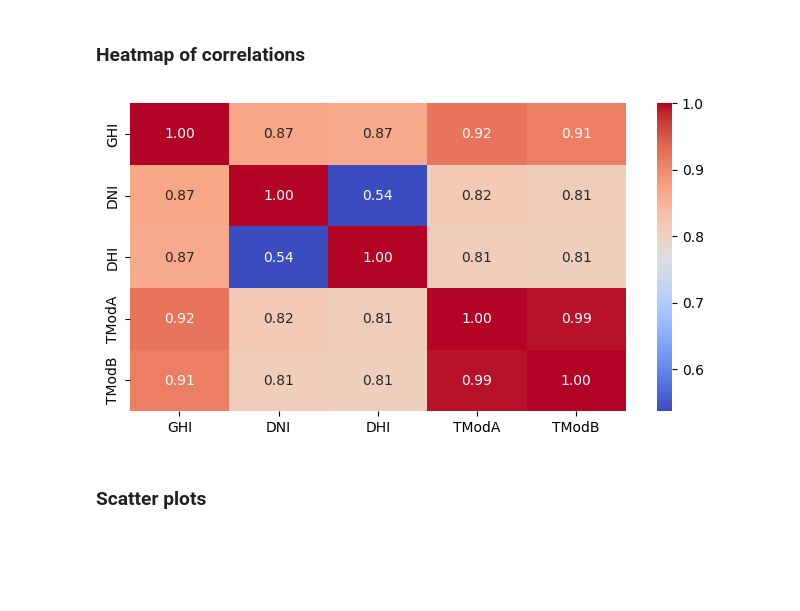
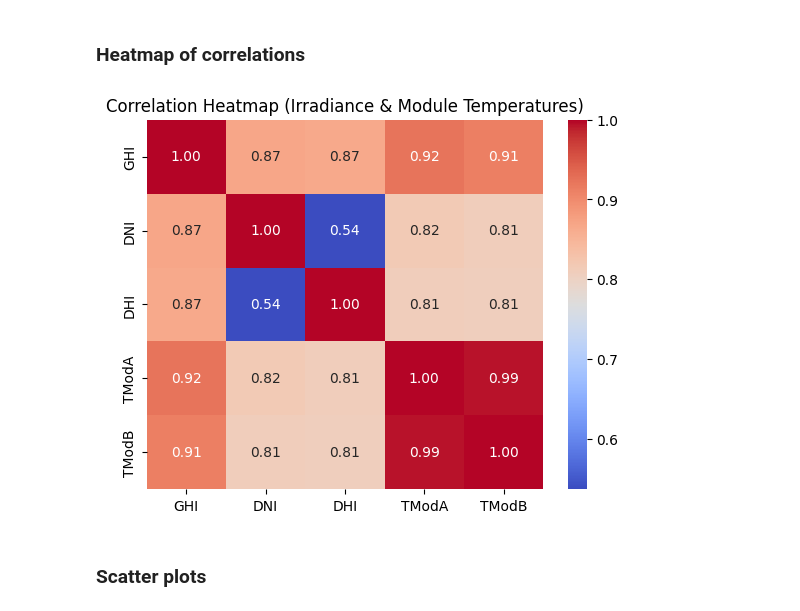
Before and after one commit to dawit-hopes/solar-challenge-week1, a Jupyter notebook: notebooks/eda-sierraleone-bumbuna.ipynb, the cells around one changed output. Saved outputs shown, nothing was run; the diff lists cells and outputs as text; code cells hidden in the pictures; blank space fills up the shorter version.

```diff
--- a/notebooks/eda-sierraleone-bumbuna.ipynb
+++ b/notebooks/eda-sierraleone-bumbuna.ipynb
@@ -192,9 +192,8 @@ corr_matrix = df[cols].corr()
 # %%
-plt.figure(figsize=(8,4))
-sns.heatmap(corr_matrix, annot=True, cmap='coolwarm', fmt='.2f')
-plt.show()
+corr_cols = ['GHI', 'DNI', 'DHI', 'TModA', 'TModB']
+utils.draw_correlation_heatmap(df,"Correlation Heatmap (Irradiance & Module Temperatures)", corr_cols )
 # %% [output]
-[figure, old version]
+[figure, new version]
 # %% [markdown]
 ### Scatter plots
 # %%
```
Also changed, not shown: parts of 10 cells of this notebook, 3 other files.
